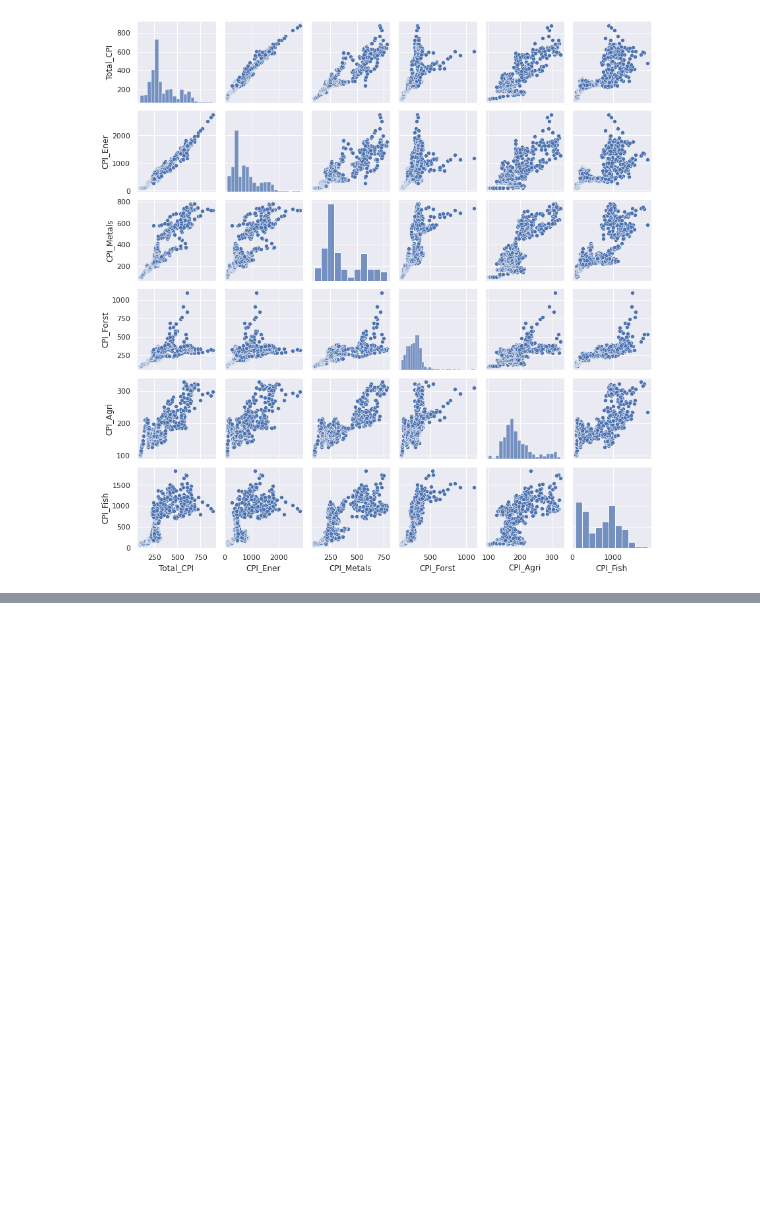
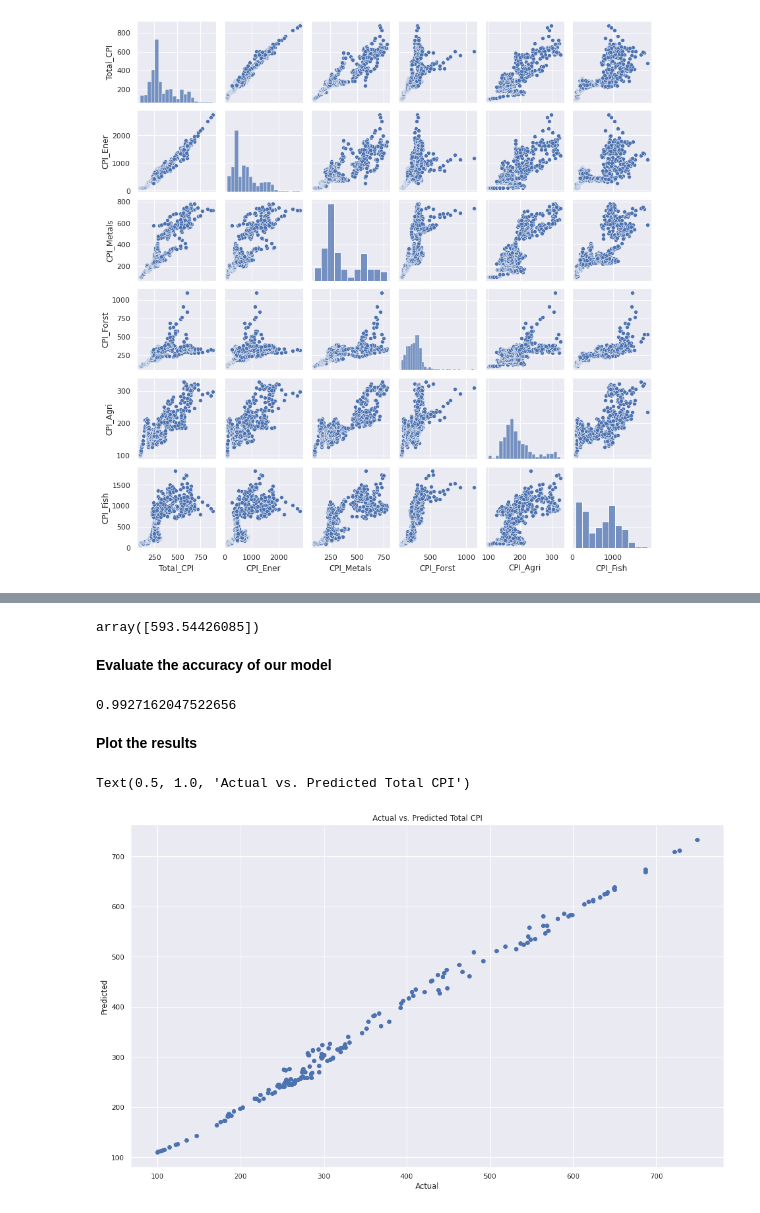
Before and after one commit to DataGalz/CIND820, a Jupyter notebook: CIND820.ipynb, the cells around one changed output, grey strips where cells are left out. Saved outputs shown, nothing was run; the diff lists cells and outputs as text; code cells hidden in the pictures; blank space fills up the shorter version.

```diff
--- a/CIND820.ipynb
+++ b/CIND820.ipynb
@@ -504,0 +319,3 @@ graph.write_png('small_tree.png');
+# %%
+x=df1.drop(['Total_CPI'], axis=1).values
+y=df1['Total_CPI'].values
@@ -504,0 +324,2 @@ graph.write_png('small_tree.png');
+# %%
+x_train,x_test,y_train,y_test=train_test_split(x,y, test_size=0.3, random_state=0)
@@ -504,0 +328,3 @@ graph.write_png('small_tree.png');
+# %%
+ml=LinearRegression()
+ml.fit(x_train, y_train)
@@ -504,0 +343,3 @@ graph.write_png('small_tree.png');
+# %%
+y_pred=ml.predict(x_test)
+print(y_pred)
@@ -504,0 +364,21 @@ graph.write_png('small_tree.png');
+# %%
+ml.predict([[1378.81,749.09,477.69,315.44,1718.73]])
+# %% [output]
+array([593.54426085])
+# %% [markdown]
+**Evaluate the accuracy of our model**
+# %%
+r2_score(y_test, y_pred)
+# %% [output]
+0.9927162047522656
+# %% [markdown]
+**Plot the results**
+# %%
+plt.figure(figsize=(15,10))
+plt.scatter(y_test, y_pred)
+plt.xlabel('Actual')
+plt.ylabel('Predicted')
+plt.title('Actual vs. Predicted Total CPI')
+# %% [output]
+Text(0.5, 1.0, 'Actual vs. Predicted Total CPI')
+[figure, added]
```
Also changed, not shown: parts of 72 cells of this notebook.
